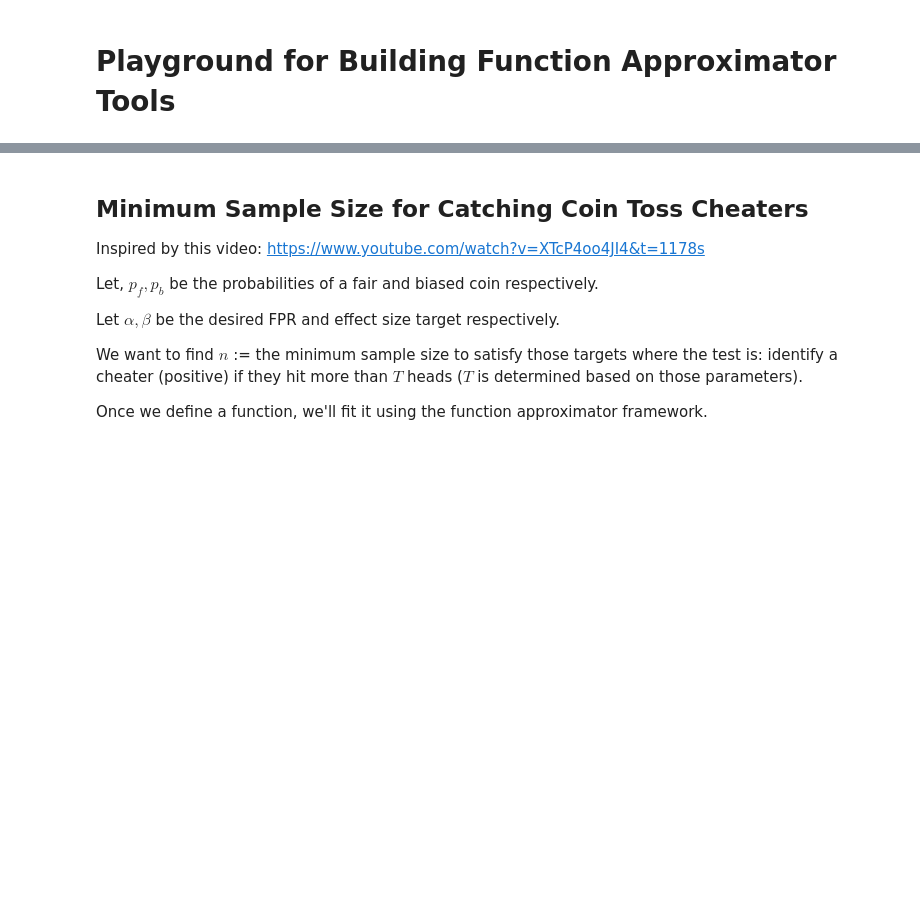
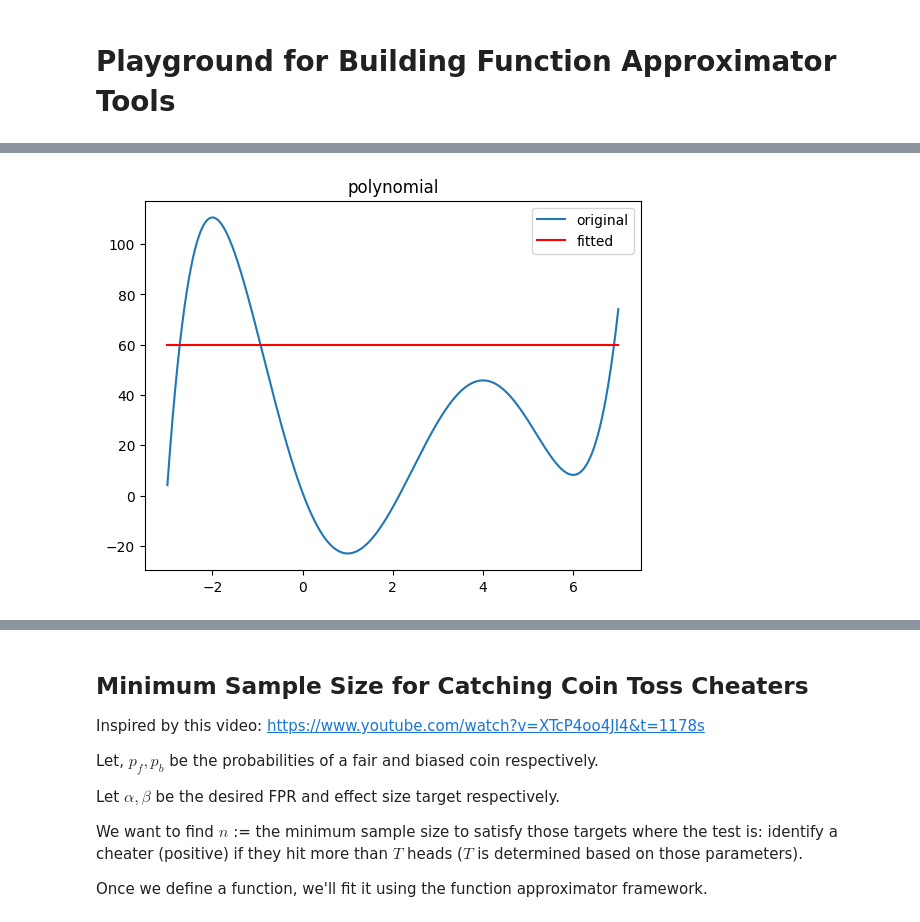
Before and after one commit to SirjanK/function-approximator, a Jupyter notebook: Playground.ipynb, the cells around one changed output, grey strips where cells are left out. Drawn from its saved outputs; the diff is of its cells as text; code cells hidden in the pictures; blank space fills up the shorter version.

```diff
--- a/Playground.ipynb
+++ b/Playground.ipynb
@@ -20,0 +48,18 @@ We fit a sinusoidal of a polynomial on one variable to observe how well our fitt
+# %%
+def plot_fn_with_fitted_fn(fn: Callable, fitted_fn: Callable, x_min: float, x_max: float) -> None:
+    x = np.linspace(x_min, x_max, 1000)
+    y = [fn(i) for i in x]
+    plt.plot(x, y)
+    y_fitted = [fitted_fn(i) for i in x]
+    plt.plot(x, y_fitted, 'r')
+    plt.title(fn.__name__)
+    # add legend
+    plt.legend(['original', 'fitted'])
+    plt.show()
+# %%
+def dumb_fitted(x: float) -> float:
+    return 60
+# %%
+plot_fn_with_fitted_fn(polynomial, dumb_fitted, -3, 7)
+# %% [output]
+[figure, added]
```
Also changed, not shown: parts of 13 cells of this notebook, 2 other files.
